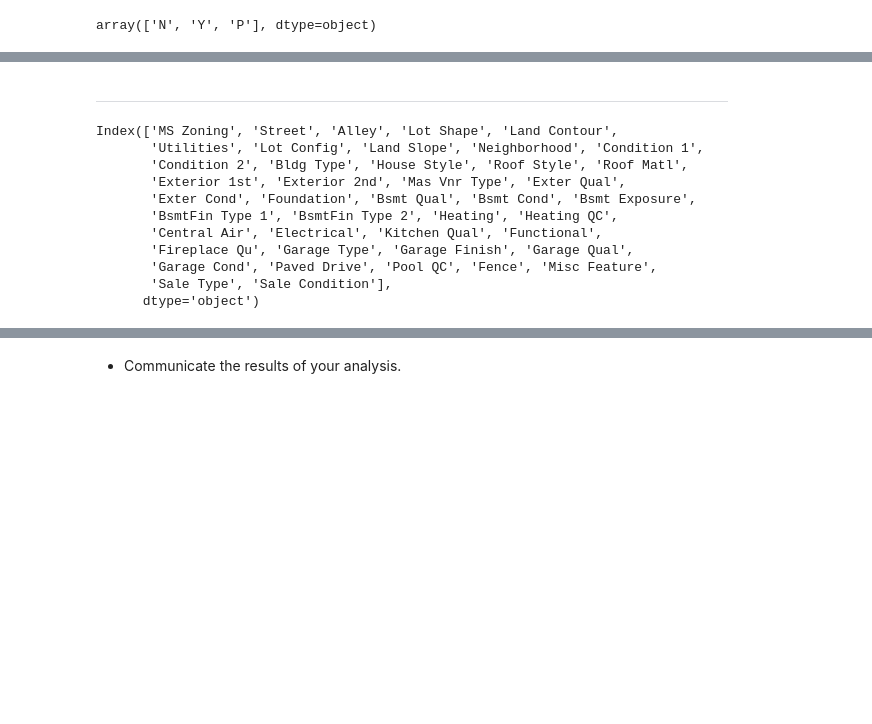
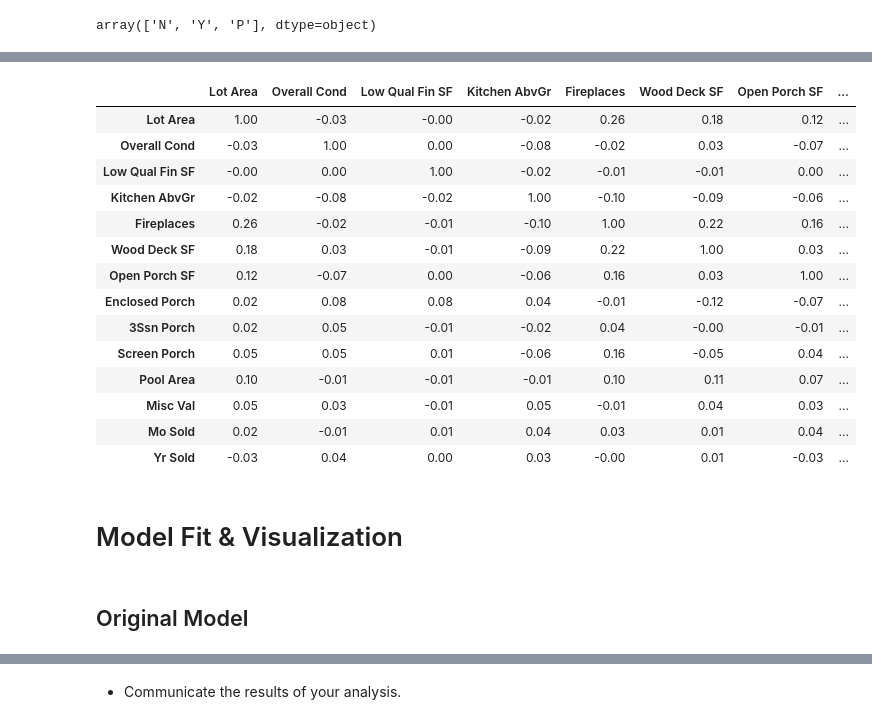
Before and after one commit to raven-in-space/data-science-cohort-20, a Jupyter notebook: Project-2/Predicting_Housing_Prices.ipynb, the cells around one changed output, grey strips where cells are left out. Drawn from its saved outputs; the diff is of its cells as text; code cells hidden in the pictures; blank space fills up the shorter version.

```diff
--- a/Project-2/Predicting_Housing_Prices.ipynb
+++ b/Project-2/Predicting_Housing_Prices.ipynb
@@ -409,0 +450,17 @@ fig.show()
+# %%
+# drop PID
+main_housing = main_housing.drop(axis=1, columns='PID')
+
+# create binary values from Street and Central Air
+main_housing['Street'] = main_housing['Street'].replace({
+    'Pave': '1',
+    'Gravl': '0'
+}).astype(bool) # using .astype because there are no NaNs
+
+main_housing['Central Air'] = main_housing['Central Air'].replace({
+    'Y': '1',
+    'N': '0'
+}).astype(bool)
+
+print(f'Street is now type: {main_housing['Street'].dtype}')
+print(f'Central Air is now type: {main_housing['Central Air'].dtype}')
@@ -430,0 +717,6 @@ stats_num.describe().round(1).transpose().sort_values(by='count', ascending=Fals
+# %%
+# select int cols
+stats_int = stats_num.select_dtypes(include='int')
+
+# assign to a list for plotting
+int_cols = stats_int.columns.tolist()
@@ -430,0 +749,5 @@ stats_num.describe().round(1).transpose().sort_values(by='count', ascending=Fals
+# %%
+# correlation plot
+int_corr = stats_int.corr().round(2)
+int_corr_fig = px.imshow(int_corr, color_continuous_scale='ylorrd', title="Numeric (int) Correlation Matrix with Target Variable")
+int_corr_fig.show()
@@ -431,16 +756,24 @@ stats_num.describe().round(1).transpose().sort_values(by='count', ascending=Fals
+# %%
+int_50 = ~(int_corr.mask(np.eye(len(int_corr), dtype=bool)).abs() > 0.5).any()
+int_keep = int_corr.loc[int_50, int_50]
+int_keep
+# %% [output]
+|  | Lot Area | Overall Cond | Low Qual Fin SF | Kitchen AbvGr | Fireplaces | Wood Deck SF | Open Porch SF | ... |
+| Lot Area | 1.00 | -0.03 | -0.00 | -0.02 | 0.26 | 0.18 | 0.12 | ... |
+| Overall Cond | -0.03 | 1.00 | 0.00 | -0.08 | -0.02 | 0.03 | -0.07 | ... |
+| Low Qual Fin SF | -0.00 | 0.00 | 1.00 | -0.02 | -0.01 | -0.01 | 0.00 | ... |
+| Kitchen AbvGr | -0.02 | -0.08 | -0.02 | 1.00 | -0.10 | -0.09 | -0.06 | ... |
+| Fireplaces | 0.26 | -0.02 | -0.01 | -0.10 | 1.00 | 0.22 | 0.16 | ... |
+| Wood Deck SF | 0.18 | 0.03 | -0.01 | -0.09 | 0.22 | 1.00 | 0.03 | ... |
+| Open Porch SF | 0.12 | -0.07 | 0.00 | -0.06 | 0.16 | 0.03 | 1.00 | ... |
+| Enclosed Porch | 0.02 | 0.08 | 0.08 | 0.04 | -0.01 | -0.12 | -0.07 | ... |
+| 3Ssn Porch | 0.02 | 0.05 | -0.01 | -0.02 | 0.04 | -0.00 | -0.01 | ... |
+| Screen Porch | 0.05 | 0.05 | 0.01 | -0.06 | 0.16 | -0.05 | 0.04 | ... |
+| Pool Area | 0.10 | -0.01 | -0.01 | -0.01 | 0.10 | 0.11 | 0.07 | ... |
+| Misc Val | 0.05 | 0.03 | -0.01 | 0.05 | -0.01 | 0.04 | 0.03 | ... |
+| Mo Sold | 0.02 | -0.01 | 0.01 | 0.04 | 0.03 | 0.01 | 0.04 | ... |
+| Yr Sold | -0.03 | 0.04 | 0.00 | 0.03 | -0.00 | 0.01 | -0.03 | ... |
+# %% [markdown]
+# Model Fit & Visualization
 # %% [markdown]
----
+## Original Model
-# %%
-stats_cat.columns
-# %% [output]
-Index(['MS Zoning', 'Street', 'Alley', 'Lot Shape', 'Land Contour',
-       'Utilities', 'Lot Config', 'Land Slope', 'Neighborhood', 'Condition 1',
-       'Condition 2', 'Bldg Type', 'House Style', 'Roof Style', 'Roof Matl',
-       'Exterior 1st', 'Exterior 2nd', 'Mas Vnr Type', 'Exter Qual',
-       'Exter Cond', 'Foundation', 'Bsmt Qual', 'Bsmt Cond', 'Bsmt Exposure',
-       'BsmtFin Type 1', 'BsmtFin Type 2', 'Heating', 'Heating QC',
-       'Central Air', 'Electrical', 'Kitchen Qual', 'Functional',
-       'Fireplace Qu', 'Garage Type', 'Garage Finish', 'Garage Qual',
-       'Garage Cond', 'Paved Drive', 'Pool QC', 'Fence', 'Misc Feature',
-       'Sale Type', 'Sale Condition'],
-      dtype='object')
```
Also changed, not shown: parts of 102 cells of this notebook.
